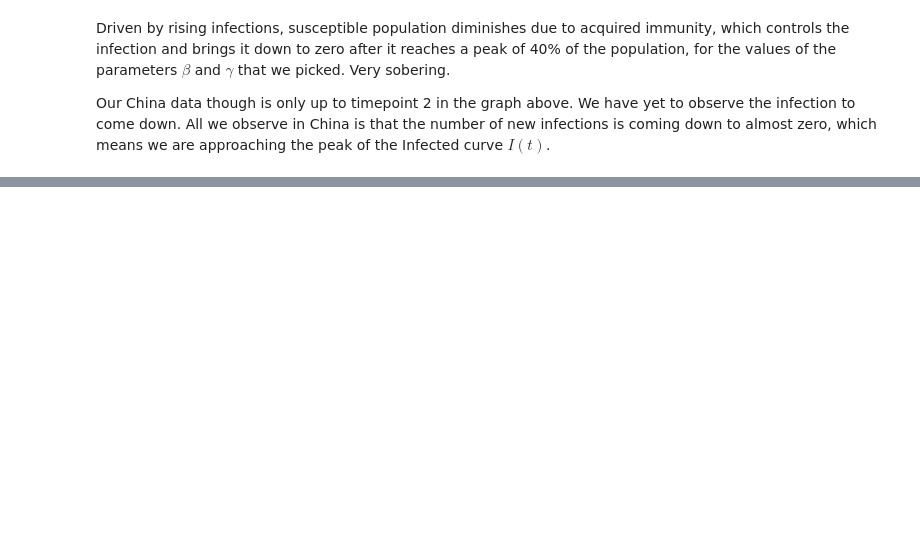
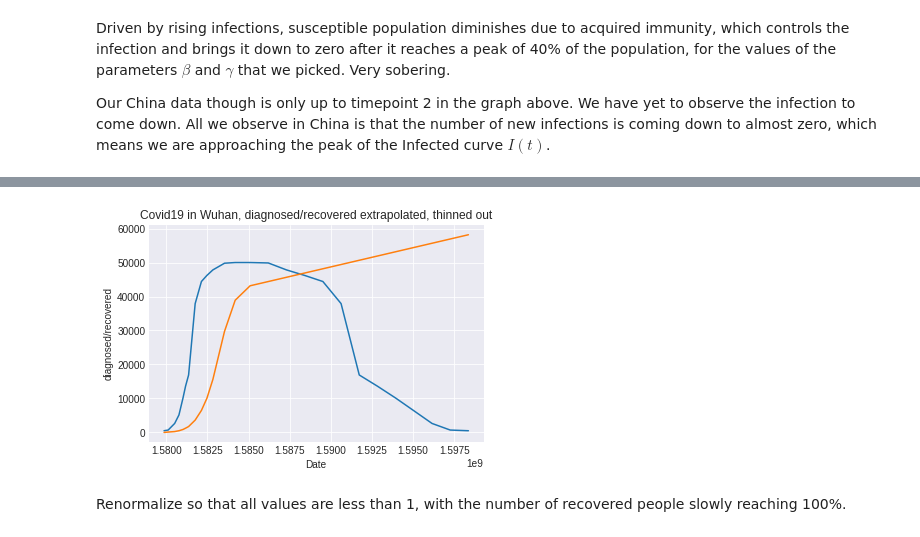
Before and after one commit to adharangaonkar/COVID19_DataModel, a Jupyter notebook: COVID19_R0.ipynb, the cells around one changed output, grey strips where cells are left out. Saved outputs shown, nothing was run; the diff lists cells and outputs as text; code cells hidden in the pictures; blank space fills up the shorter version.

```diff
--- a/COVID19_R0.ipynb
+++ b/COVID19_R0.ipynb
@@ -481,0 +759,2 @@ Our China data though is only up to timepoint 2 in the graph above. We have yet
+# %%
+zz1 = zz[::30]
@@ -481,0 +782,12 @@ Our China data though is only up to timepoint 2 in the graph above. We have yet
+# %%
+plt.plot(zz1.city_confirmed)
+plt.plot(zz1.city_recoveredCount)
+
+plt.title('Covid19 in Wuhan, diagnosed/recovered extrapolated, thinned out')
+plt.ylabel('diagnosed/recovered')
+plt.xlabel('Date')
+plt.grid(True)
+# %% [output]
+[figure, added]
+# %% [markdown]
+Renormalize so that all values are less than 1, with the number of recovered people slowly reaching 100%.
```
Also changed, not shown: parts of 70 cells of this notebook.
